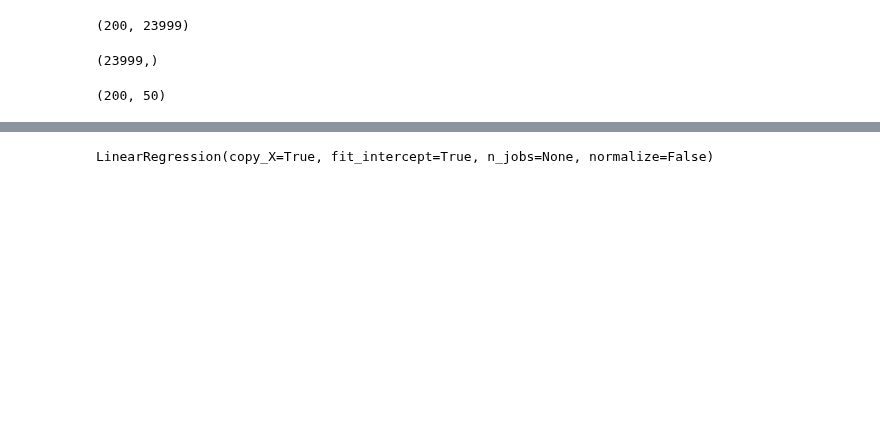
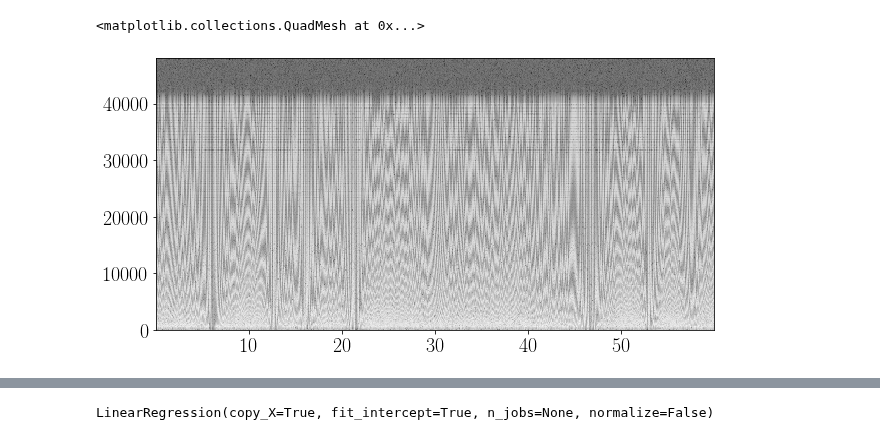
Before and after one commit to pssachdeva/uoi_neuroscience, a Jupyter notebook: tuning/strf.ipynb, the cells around one changed output, grey strips where cells are left out. Drawn from its saved outputs; the diff is of its cells as text; code cells hidden in the pictures; blank space fills up the shorter version.

Commit message:
tuning with strf

```diff
--- a/tuning/strf.ipynb
+++ b/tuning/strf.ipynb
@@ -17,7 +17,11 @@ nwb = NSENWB.from_existing_nwb('R32_B8','/Volumes/NSELab/data/rat/NWB/R32/R32_B8
 # %%
 raw_stim_dset = nwb.read_mark(name='raw_stimulus')
+# %%
+lower_t = 10
+upper_t = 70
+dt = upper_t - lower_t
 # %%
-raw_stim = nwb.index_dset(raw_stim_dset, time_range=[10, 70]).flatten()
+raw_stim = nwb.index_dset(raw_stim_dset, time_range=[lower_t, upper_t]).flatten()
 # %%
 bnd_resp = band_response(nwb,
                          proc_name='Wvlt_4to1200_54band_CAR1',
@@ -52,4 +32,19 @@ noverlap = window_nsamp - step_nsamp
+# %%
+fs_sound = 96000 # sound sampling frequency
+fs_ecog = 400 # ecog sampling frequency
+strf_frame_width = 0.125 # length of STRF window, in seconds
+n_timepoints_strf_frame = int(fs_ecog * strf_frame_width) # timepoints in STRF window
+
+# for calculating stft
+window_width = 0.0025
+nperseg = int(window_width * fs_sound * 2)
+noverlap_frac = 0.9
+noverlap = int(noverlap_frac * nperseg)
+dt_spectrogram = (1 - noverlap_frac) * 0.5 / 100
+downsample_idx = int(window_width / dt_spectrogram)
 # %%
-freq, times, Sxx = spectrogram(raw_stim, detrend=False, mode='psd', fs=fs,
-                                      scaling='density', noverlap=noverlap,
-                                      window=window, nperseg=window_nsamp)
+freq, times, Sxx = spectrogram(
+    raw_stim,
+    fs=fs_sound,
+    noverlap=noverlap,
+    nperseg=nperseg)
@@ -58,4 +51,6 @@ Sxx_downsample = Sxx[:200, ::15]
-# %%
-Sxx_downsample.shape
-# %% [output]
-(200, 23999)
+# %%
+fig, ax = plt.subplots(1, 1, figsize=(10, 5))
+ax.pcolormesh(times, freq, np.log(Sxx))
+# %% [output]
+<matplotlib.collections.QuadMesh at 0x...>
+[figure, added]
@@ -67,8 +63,0 @@ new_times = times[::15]
-# %%
-new_times.shape
-# %% [output]
-(23999,)
-# %%
-Sxx_downsample[:, 0:n_timepoints_window].shape
-# %% [output]
-(200, 50)
```
Also changed, not shown: parts of 19 cells of this notebook, 2 other files.
